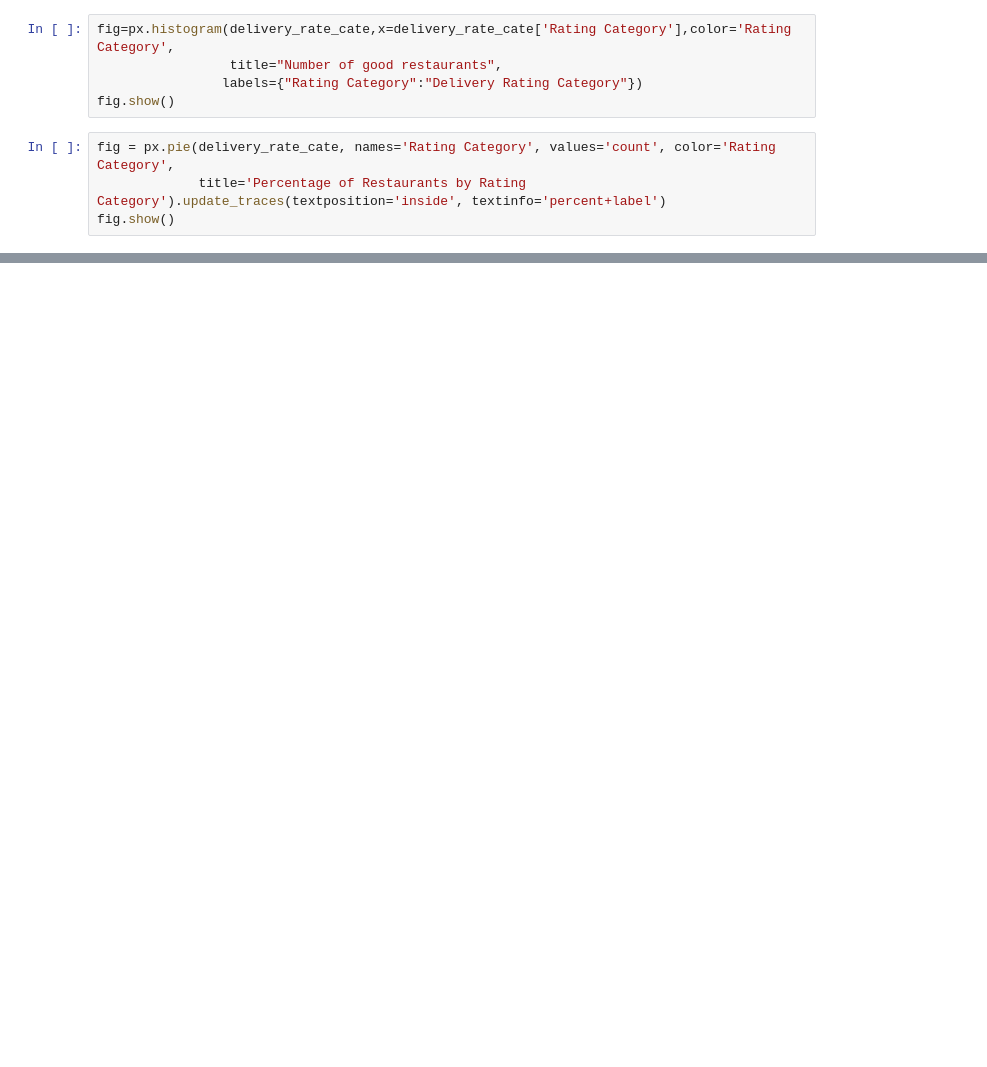
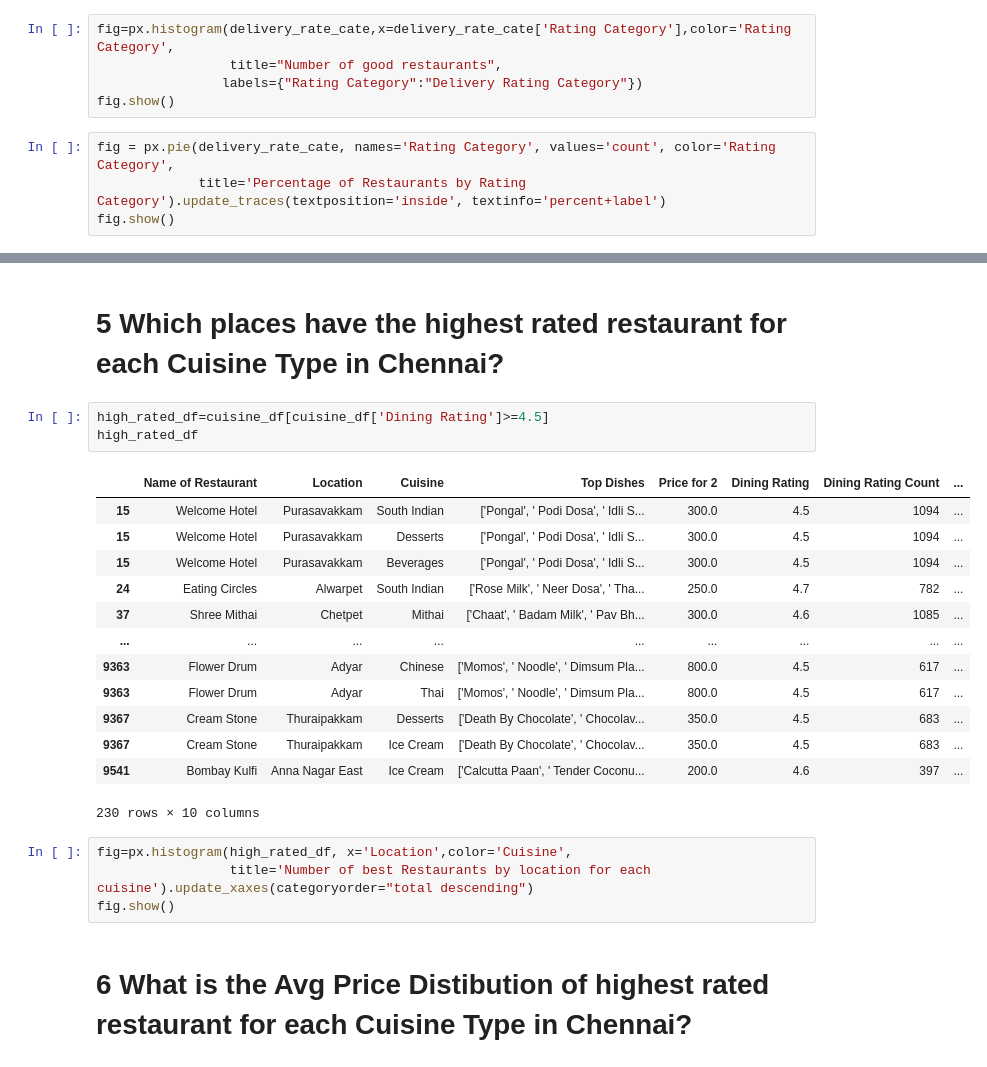
Before and after one commit to DayanaSpenzer/Data-Visualization, a Jupyter notebook: Zomato_Chennai.ipynb, the cells around one changed output, grey strips where cells are left out. Drawn from its saved outputs; the diff is of its cells as text; blank space fills up the shorter version.

```diff
--- a/Zomato_Chennai.ipynb
+++ b/Zomato_Chennai.ipynb
@@ -350,0 +407,25 @@ fig.show()
+# %% [markdown]
+# 5 Which places have the highest rated restaurant for each Cuisine Type in Chennai?
+# %%
+high_rated_df=cuisine_df[cuisine_df['Dining Rating']>=4.5]
+high_rated_df
+# %% [output]
+|  | Name of Restaurant | Location | Cuisine | Top Dishes | Price for 2 | Dining Rating | Dining Rating Count | ... |
+| 15 | Welcome Hotel | Purasavakkam | South Indian | ['Pongal', ' Podi Dosa', ' Idli S... | 300.0 | 4.5 | 1094 | ... |
+| 15 | Welcome Hotel | Purasavakkam | Desserts | ['Pongal', ' Podi Dosa', ' Idli S... | 300.0 | 4.5 | 1094 | ... |
+| 15 | Welcome Hotel | Purasavakkam | Beverages | ['Pongal', ' Podi Dosa', ' Idli S... | 300.0 | 4.5 | 1094 | ... |
+| 24 | Eating Circles | Alwarpet | South Indian | ['Rose Milk', ' Neer Dosa', ' Tha... | 250.0 | 4.7 | 782 | ... |
+| 37 | Shree Mithai | Chetpet | Mithai | ['Chaat', ' Badam Milk', ' Pav Bh... | 300.0 | 4.6 | 1085 | ... |
+| ... | ... | ... | ... | ... | ... | ... | ... | ... |
+| 9363 | Flower Drum | Adyar | Chinese | ['Momos', ' Noodle', ' Dimsum Pla... | 800.0 | 4.5 | 617 | ... |
+| 9363 | Flower Drum | Adyar | Thai | ['Momos', ' Noodle', ' Dimsum Pla... | 800.0 | 4.5 | 617 | ... |
+| 9367 | Cream Stone | Thuraipakkam | Desserts | ['Death By Chocolate', ' Chocolav... | 350.0 | 4.5 | 683 | ... |
+| 9367 | Cream Stone | Thuraipakkam | Ice Cream | ['Death By Chocolate', ' Chocolav... | 350.0 | 4.5 | 683 | ... |
+| 9541 | Bombay Kulfi | Anna Nagar East | Ice Cream | ['Calcutta Paan', ' Tender Coconu... | 200.0 | 4.6 | 397 | ... |
+230 rows × 10 columns
+# %%
+fig=px.histogram(high_rated_df, x='Location',color='Cuisine',
+                 title='Number of best Restaurants by location for each cuisine').update_xaxes(categoryorder="total descending")
+fig.show()
+# %% [markdown]
+# 6 What is the Avg Price Distibution of highest rated restaurant for each Cuisine Type in Chennai?
```
Also changed, not shown: parts of 39 cells of this notebook.
